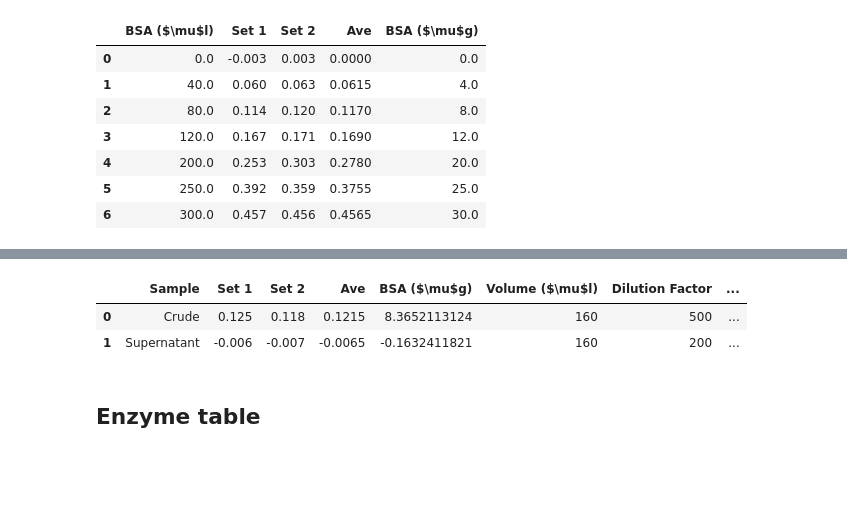
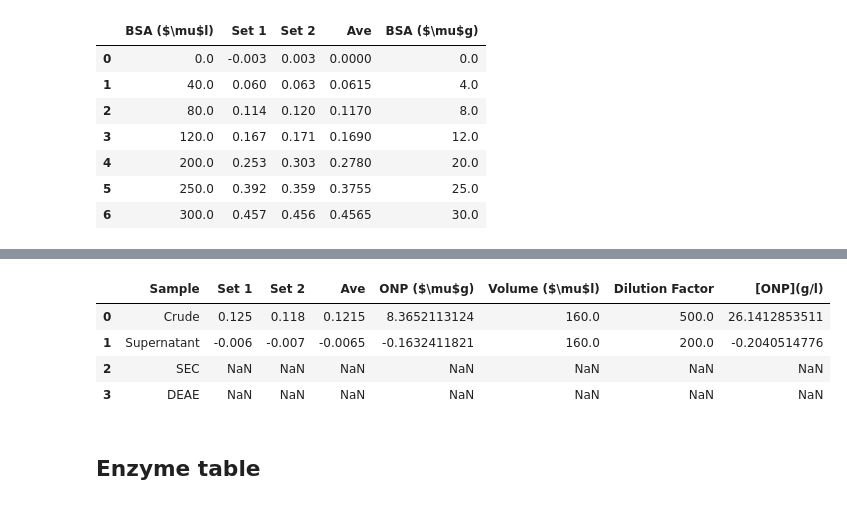
Before and after one commit to Kevinhykuo/UVic, a Jupyter notebook: Lab 4.ipynb, the cells around one changed output, grey strips where cells are left out. Saved outputs shown, nothing was run; the diff lists cells and outputs as text; code cells hidden in the pictures; blank space fills up the shorter version.

```diff
--- a/Lab 4.ipynb
+++ b/Lab 4.ipynb
@@ -96,7 +96,7 @@ BS.columns = [r'BSA ($\mu$l)', 'Set 1', 'Set 2']
 BS_ave = pd.DataFrame(BS.iloc[:,1:].mean(axis=1))
 BS_m = BS[r'BSA ($\mu$l)'] * 0.1
 BS = pd.concat([BS, BS_ave, BS_m], ignore_index=True, sort=False, axis = 1)
-BS.columns = [r'BSA ($\mu$l)', 'Set 1', 'Set 2', 'Ave', r'BSA ($\mu$g)']
+BS.columns = [r'BSA ($\mu$l)', 'Set 1', 'Set 2', 'Ave', 'BSA ($\mu$g)']
 BS
 # %% [output]
 |  | BSA ($\mu$l) | Set 1 | Set 2 | Ave | BSA ($\mu$g) |
@@ -134,18 +134,21 @@ plt.show()
 [interactive output not drawn]
 # %%
 BP = BF.iloc[8:,:].reset_index(drop=True)
+BP[BP==0] = np.nan
 BP_ave = pd.DataFrame(BP.iloc[:, 1:].mean(axis=1))
 BP_m = (BP_ave - BSi)/BSs
 BP_v = pd.DataFrame([160,160])
 BP_d = pd.DataFrame([500,200])
 BP_c = BP_m/BP_v * BP_d
 BP = pd.concat([BP, BP_ave, BP_m, BP_v, BP_d, BP_c], axis=1, ignore_index=True, sort=False)
-BP.columns = ['Sample', 'Set 1', 'Set 2', 'Ave', r'BSA ($\mu$g)', r'Volume ($\mu$l)', 'Dilution Factor', 'Original Concentration (g/l)']
+BP.columns = ['Sample', 'Set 1', 'Set 2', 'Ave', r'ONP ($\mu$g)', r'Volume ($\mu$l)', 'Dilution Factor', '[ONP](g/l)']
 BP
 # %% [output]
-|  | Sample | Set 1 | Set 2 | Ave | BSA ($\mu$g) | Volume ($\mu$l) | Dilution Factor | ... |
-| 0 | Crude | 0.125 | 0.118 | 0.1215 | 8.3652113124 | 160 | 500 | ... |
-| 1 | Supernatant | -0.006 | -0.007 | -0.0065 | -0.1632411821 | 160 | 200 | ... |
+|  | Sample | Set 1 | Set 2 | Ave | ONP ($\mu$g) | Volume ($\mu$l) | Dilution Factor | [ONP](g/l) |
+| 0 | Crude | 0.125 | 0.118 | 0.1215 | 8.3652113124 | 160.0 | 500.0 | 26.1412853511 |
+| 1 | Supernatant | -0.006 | -0.007 | -0.0065 | -0.1632411821 | 160.0 | 200.0 | -0.2040514776 |
+| 2 | SEC | NaN | NaN | NaN | NaN | NaN | NaN | NaN |
+| 3 | DEAE | NaN | NaN | NaN | NaN | NaN | NaN | NaN |
 # %% [markdown]
 ## Enzyme table
 # %%
```
Also changed, not shown: parts of 14 cells of this notebook.
